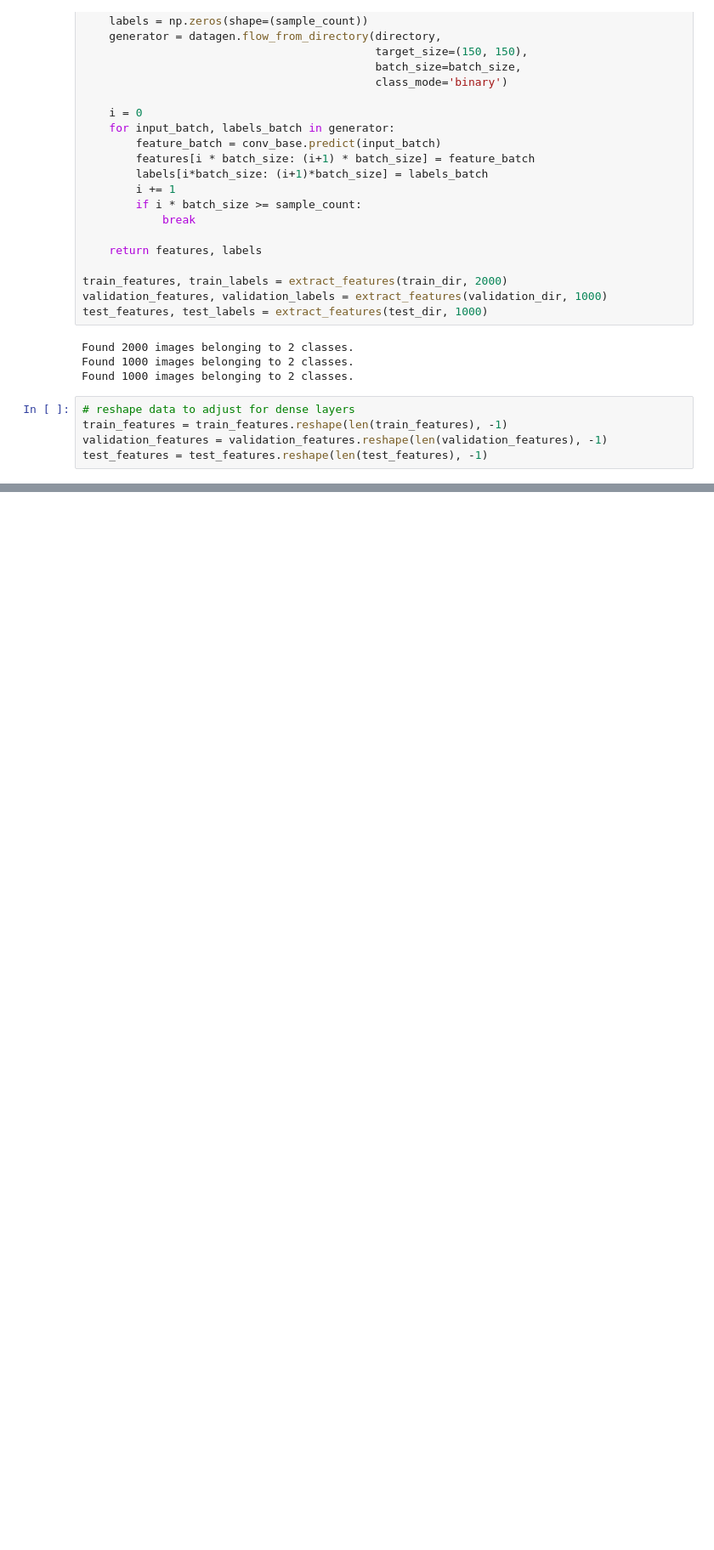
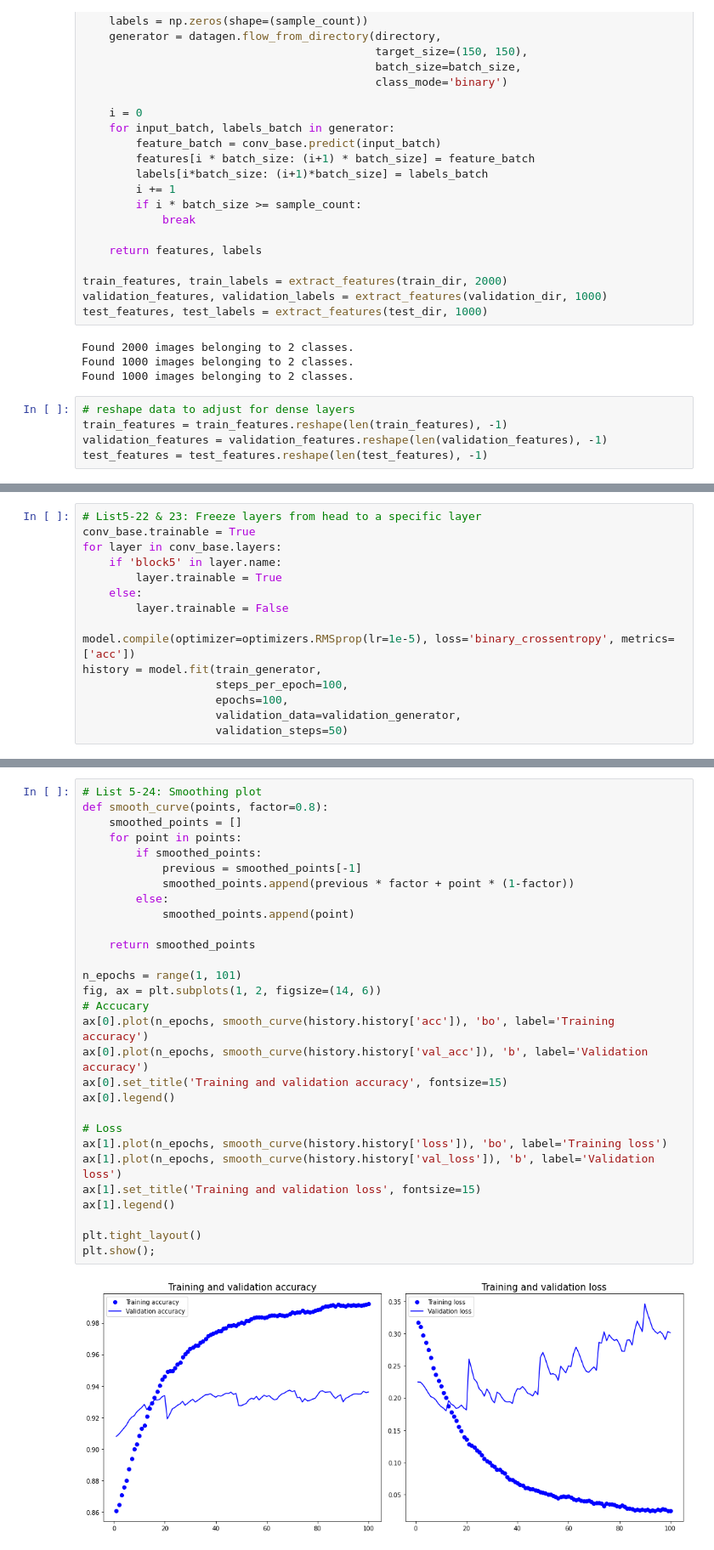
Before and after one commit to cbysee/PythonKerasDeeplearning, a Jupyter notebook: chapter5_2.ipynb, the cells around one changed output, grey strips where cells are left out. Shown: that part at 85% size. Saved outputs shown, nothing was run; the diff lists cells and outputs as text; blank space fills up the shorter version.

```diff
--- a/chapter5_2.ipynb
+++ b/chapter5_2.ipynb
@@ -119,0 +270,15 @@ plt.show();
+# %%
+# List5-22 & 23: Freeze layers from head to a specific layer
+conv_base.trainable = True
+for layer in conv_base.layers:
+    if 'block5' in layer.name:
+        layer.trainable = True
+    else:
+        layer.trainable = False
+
+model.compile(optimizer=optimizers.RMSprop(lr=1e-5), loss='binary_crossentropy', metrics=['acc'])
+history = model.fit(train_generator,
+                    steps_per_epoch=100,
+                    epochs=100,
+                    validation_data=validation_generator,
+                    validation_steps=50)
@@ -119,0 +303,31 @@ plt.show();
+# %%
+# List 5-24: Smoothing plot
+def smooth_curve(points, factor=0.8):
+    smoothed_points = []
+    for point in points:
+        if smoothed_points:
+            previous = smoothed_points[-1]
+            smoothed_points.append(previous * factor + point * (1-factor))
+        else:
+            smoothed_points.append(point)
+
+    return smoothed_points
+
+n_epochs = range(1, 101)
+fig, ax = plt.subplots(1, 2, figsize=(14, 6))
+# Accucary
+ax[0].plot(n_epochs, smooth_curve(history.history['acc']), 'bo', label='Training accuracy')
+ax[0].plot(n_epochs, smooth_curve(history.history['val_acc']), 'b', label='Validation accuracy')
+ax[0].set_title('Training and validation accuracy', fontsize=15)
+ax[0].legend()
+
+# Loss
+ax[1].plot(n_epochs, smooth_curve(history.history['loss']), 'bo', label='Training loss')
+ax[1].plot(n_epochs, smooth_curve(history.history['val_loss']), 'b', label='Validation loss')
+ax[1].set_title('Training and validation loss', fontsize=15)
+ax[1].legend()
+
+plt.tight_layout()
+plt.show();
+# %% [output]
+[figure, added]
```
Also changed, not shown: parts of 11 cells of this notebook.
